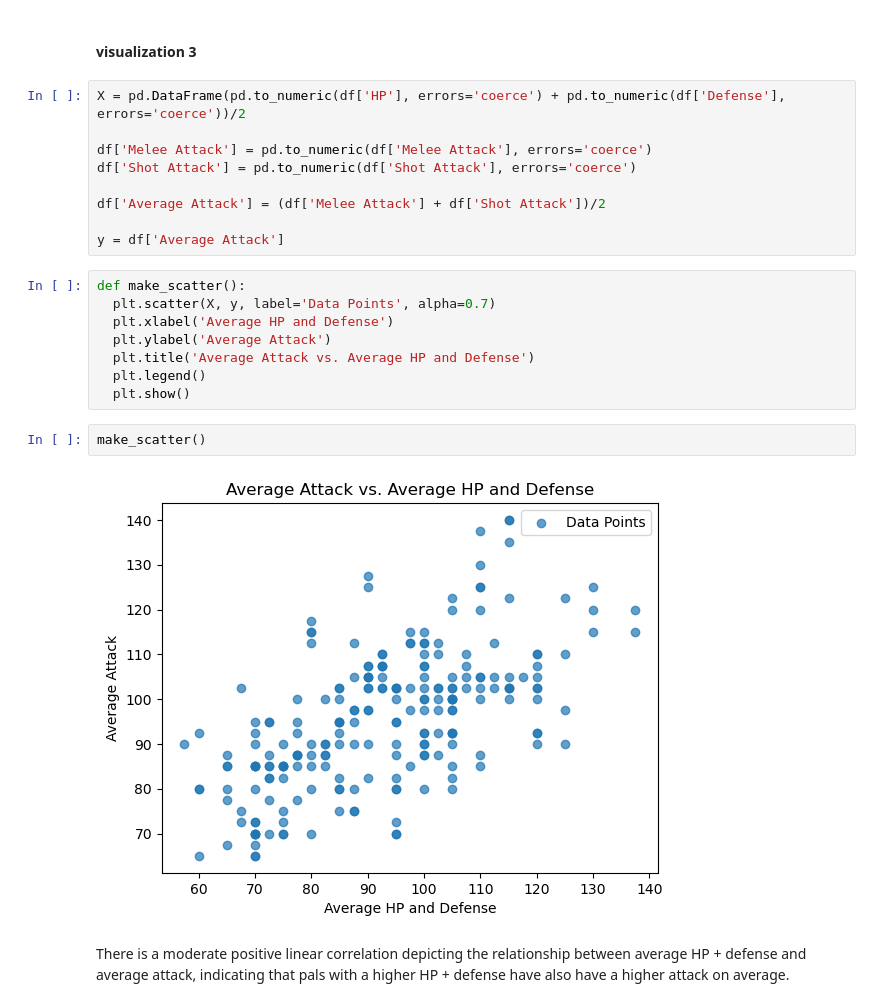
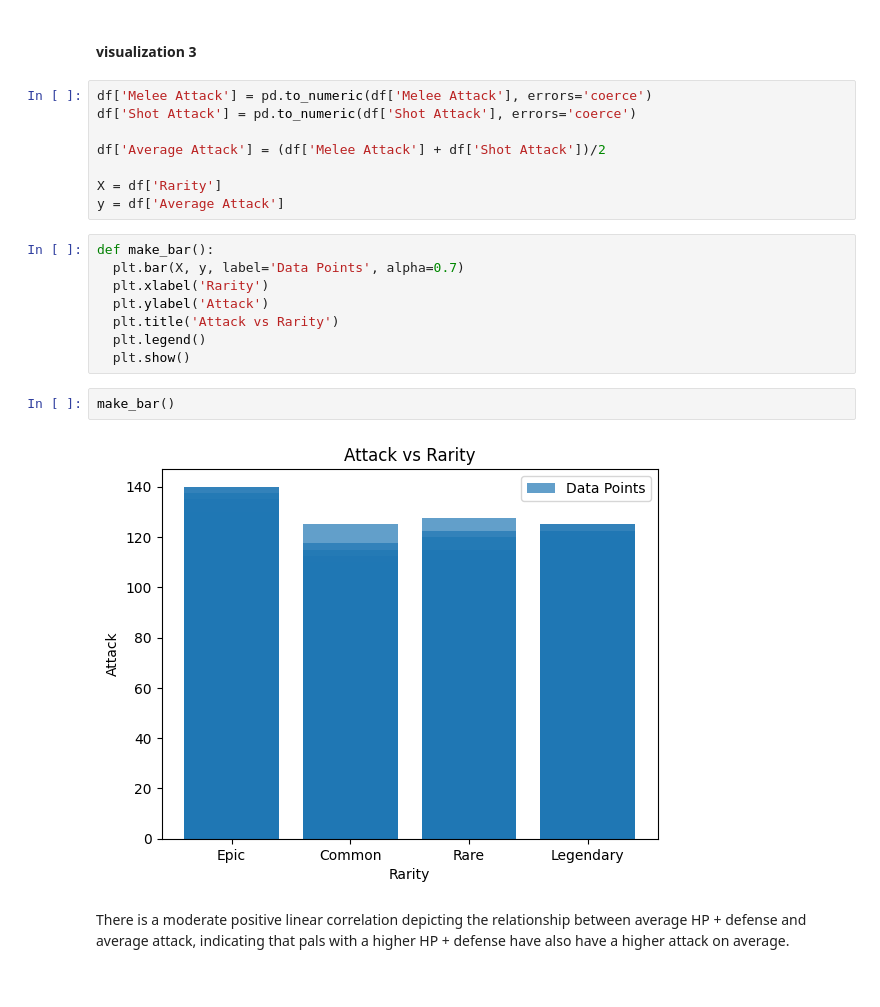
Before and after one commit to audreynge/ds3000_final_project, a Jupyter notebook: final_project.ipynb, the cells around one changed output. Drawn from its saved outputs; the diff is of its cells as text.

Commit message:
Change avg attack vs avg hp_defense scatter to attack vs rarity bar

```diff
--- a/final_project.ipynb
+++ b/final_project.ipynb
@@ -243,26 +243,25 @@ make_hp_defense_bar()
 # %% [markdown]
 #### visualization 3
 # %%
-X = pd.DataFrame(pd.to_numeric(df['HP'], errors='coerce') + pd.to_numeric(df['Defense'], errors='coerce'))/2
-
 df['Melee Attack'] = pd.to_numeric(df['Melee Attack'], errors='coerce')
 df['Shot Attack'] = pd.to_numeric(df['Shot Attack'], errors='coerce')
 
 df['Average Attack'] = (df['Melee Attack'] + df['Shot Attack'])/2
 
+X = df['Rarity']
 y = df['Average Attack']
 # %%
-def make_scatter():
-  plt.scatter(X, y, label='Data Points', alpha=0.7)
-  plt.xlabel('Average HP and Defense')
-  plt.ylabel('Average Attack')
-  plt.title('Average Attack vs. Average HP and Defense')
+def make_bar():
+  plt.bar(X, y, label='Data Points', alpha=0.7)
+  plt.xlabel('Rarity')
+  plt.ylabel('Attack')
+  plt.title('Attack vs Rarity')
   plt.legend()
   plt.show()
-# %%
-make_scatter()
-# %% [output]
-[figure, removed]
+# %%
+make_bar()
+# %% [output]
+[figure, added]
 # %% [markdown]
 There is a moderate positive linear correlation depicting the relationship between average HP + defense and average attack, indicating that pals with a higher HP + defense have also have a higher attack on average.
 # %% [markdown]
```
